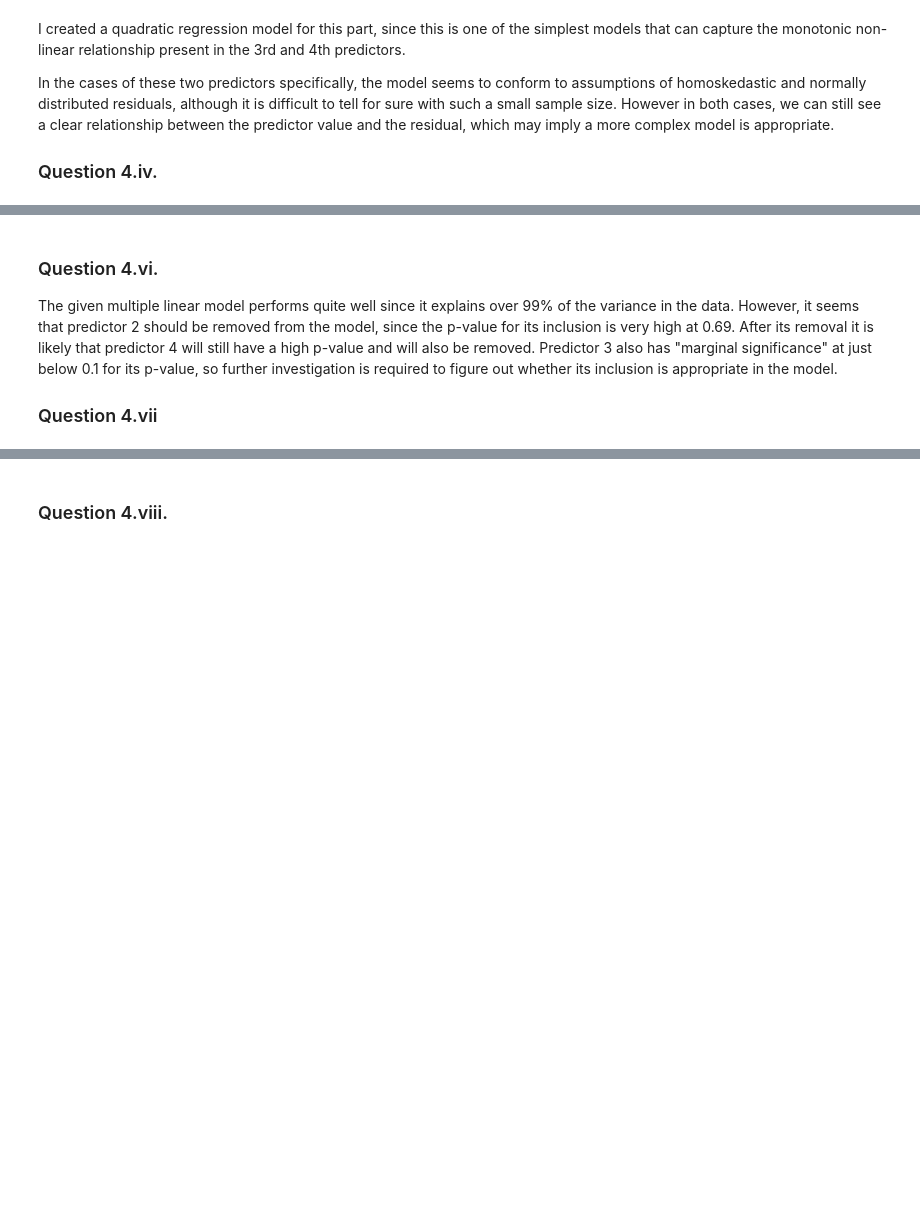
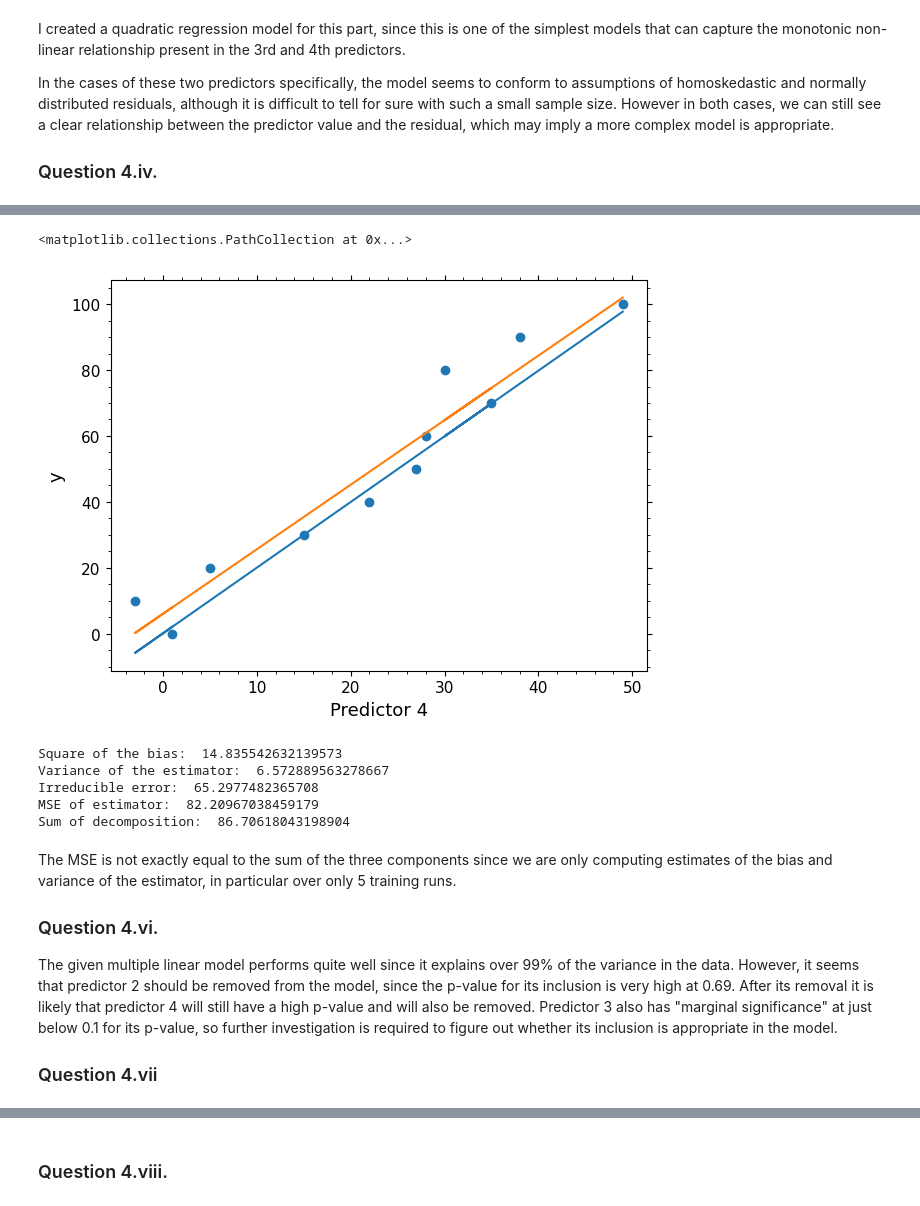
Before and after one commit to james-hughes1/mphildis-coursework, a Jupyter notebook: applied-data-science/Examples1.ipynb, the cells around one changed output, grey strips where cells are left out. Drawn from its saved outputs; the diff is of its cells as text; code cells hidden in the pictures; blank space fills up the shorter version.

Commit message:
Ex sheet 1, bias variance decomp

```diff
--- a/applied-data-science/Examples1.ipynb
+++ b/applied-data-science/Examples1.ipynb
@@ -374,25 +374,25 @@ In the cases of these two predictors specifically, the model seems to conform to
 
 ### Question 4.iv.
 # %%
-reg_mse = GridSearchCV(LinearRegression(), param_grid={}, cv=5)
+reg_mse = GridSearchCV(LinearRegression(), param_grid={}, cv=5, scoring=make_scorer(mean_squared_error))
 reg_mse.fit(regression_df[["pred2"]], y)
 reg_mse_r2 = r2_score(y, reg_mse.best_estimator_.predict(regression_df[["pred2"]]))
 print("MSE Optimisation: b0 = {:.8f}, b1 = {:.8f}, r2 = {:.8f}.".format(reg_mse.best_estimator_.intercept_,
                                                                                      reg_mse.best_estimator_.coef_[0],
                                                                                      reg_mse_r2))
 
-reg_mae = GridSearchCV(SGDRegressor(loss="epsilon_insensitive", epsilon=0), param_grid={}, cv=5)
+reg_mae = GridSearchCV(SGDRegressor(loss="epsilon_insensitive", epsilon=0), param_grid={}, cv=5, scoring=make_scorer(mean_squared_error))
 reg_mae.fit(regression_df[["pred2"]], y)
 reg_mae_r2 = r2_score(y, reg_mae.best_estimator_.predict(regression_df[["pred2"]]))
 print("MAE Optimisation: b0 = {:.8f}, b1 = {:.8f}, r2 = {:.8f}.".format(reg_mae.best_estimator_.intercept_[0],
                                                                                      reg_mae.best_estimator_.coef_[0],
                                                                                      reg_mae_r2))
 
-reg_mae = GridSearchCV(HuberRegressor(), param_grid={}, cv=5)
-reg_mae.fit(regression_df[["pred2"]], y)
-reg_mae_r2 = r2_score(y, reg_mae.best_estimator_.predict(regression_df[["pred2"]]))
-print("Huber Optimisation: b0 = {:.8f}, b1 = {:.8f}, r2 = {:.8f}.".format(reg_mae.best_estimator_.intercept_,
-                                                                                     reg_mae.best_estimator_.coef_[0],
-                                                                                     reg_mae_r2))
+reg_huber = GridSearchCV(HuberRegressor(), param_grid={}, cv=5, scoring=make_scorer(mean_squared_error))
+reg_huber.fit(regression_df[["pred2"]], y)
+reg_huber_r2 = r2_score(y, reg_huber.best_estimator_.predict(regression_df[["pred2"]]))
+print("Huber Optimisation: b0 = {:.8f}, b1 = {:.8f}, r2 = {:.8f}.".format(reg_huber.best_estimator_.intercept_,
+                                                                                     reg_huber.best_estimator_.coef_[0],
+                                                                                     reg_huber_r2))
 # %% [output]
 MSE Optimisation: b0 = 6.02448454, b1 = 1.95842377, r2 = 0.93470225.
@@ -403,0 +411,9 @@ residuals_mse = y - y_pred_mse
+# %%
+plt.plot(regression_df[["pred2"]], reg_mae.best_estimator_.predict(regression_df[["pred2"]]))
+plt.plot(regression_df[["pred2"]], reg_mse.best_estimator_.predict(regression_df[["pred2"]]))
+plt.xlabel("Predictor "+str(p_idx))
+plt.ylabel("y")
+plt.scatter(regression_df[["pred2"]], y)
+# %% [output]
+<matplotlib.collections.PathCollection at 0x...>
+[figure, added]
@@ -404,4 +427,19 @@ residuals_mse = y - y_pred_mse
+# %%
+y_pred_mae_cv = np.hstack([mae_estimators[run_idx].predict(regression_df[["pred2"]]).reshape(11, -1) for run_idx in range(5)])
+print("Square of the bias: ", (y_pred_mae_cv - y_pred_mse.reshape(11,1)).mean()**2)
+print("Variance of the estimator: ", y_pred_mae_cv.var(axis=1).mean())
+print("Irreducible error: ", ((y - y_pred_mse)**2).mean())
+print("MSE of estimator: ", ((y - y_pred_mae_cv.mean(axis=1))**2).mean())
+print("Sum of decomposition: ", (y_pred_mae_cv - y_pred_mse.reshape(11,1)).mean()**2 + y_pred_mae_cv.var(axis=1).mean() + ((y - y_pred_mse)**2).mean())
+# %% [output]
+Square of the bias:  14.835542632139573
+Variance of the estimator:  6.572889563278667
+Irreducible error:  65.2977482365708
+MSE of estimator:  82.20967038459179
+Sum of decomposition:  86.70618043198904
 # %% [markdown]
+The MSE is not exactly equal to the sum of the three components since we are only computing estimates of the bias and variance of the estimator, in particular over only 5 training runs.
+
 ### Question 4.vi.
 
 The given multiple linear model performs quite well since it explains over 99% of the variance in the data. However, it seems that predictor 2 should be removed from the model, since the p-value for its inclusion is very high at 0.69. After its removal it is likely that predictor 4 will still have a high p-value and will also be removed. Predictor 3 also has "marginal significance" at just below 0.1 for its p-value, so further investigation is required to figure out whether its inclusion is appropriate in the model.
```
Also changed, not shown: parts of 14 cells of this notebook.
